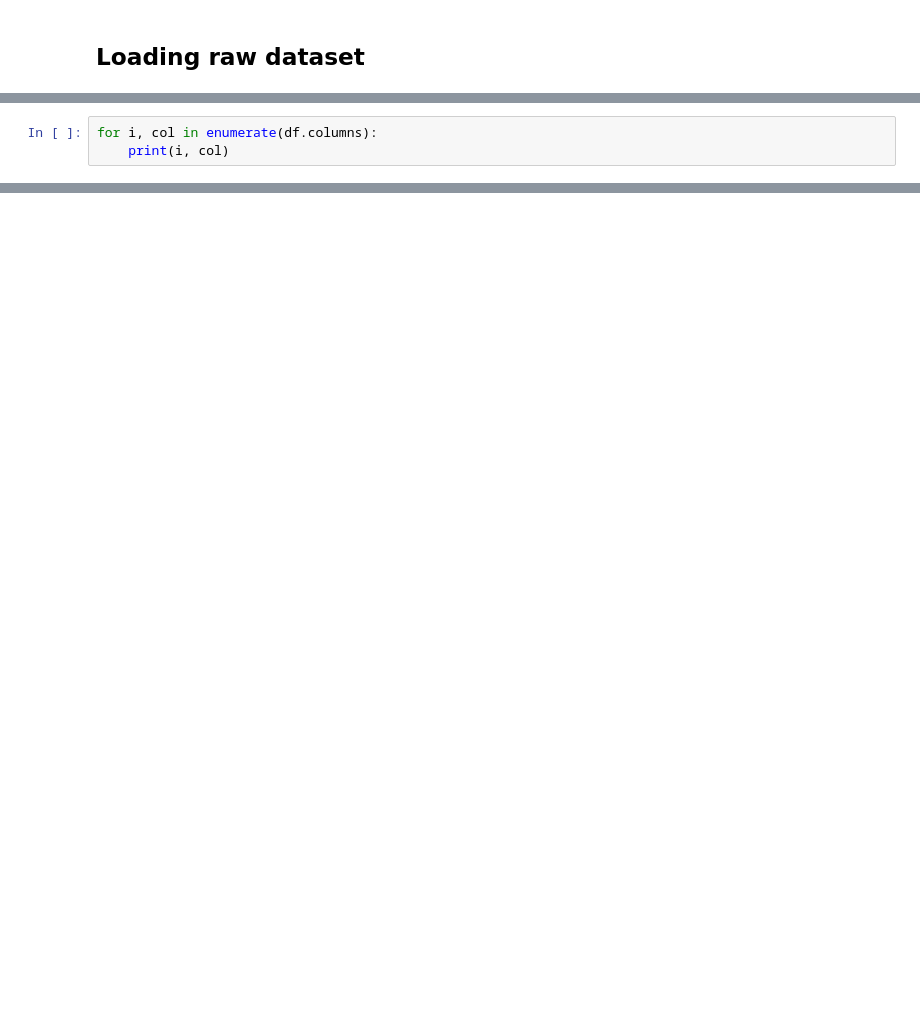
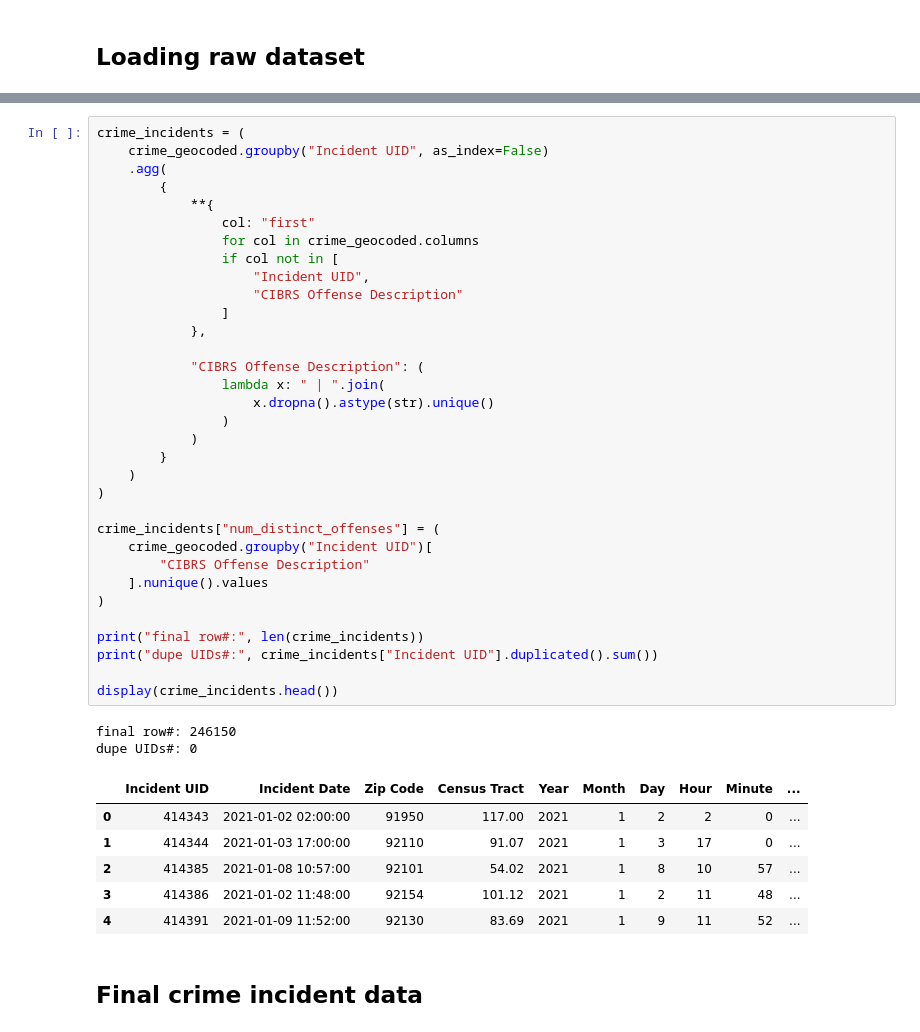
Before and after one commit to colini01/COGS188_Project, a Jupyter notebook: notebooks/data_expl.ipynb, the cells around one changed output, grey strips where cells are left out. Drawn from its saved outputs; the diff is of its cells as text; blank space fills up the shorter version.

```diff
--- a/notebooks/data_expl.ipynb
+++ b/notebooks/data_expl.ipynb
@@ -29,3 +58,0 @@ Out of these columns, we want to keep incident_uid, incident date, census_tract,
-# %%
-for i, col in enumerate(df.columns):
-    print(i, col)
@@ -339,0 +454,44 @@ Number of unique tracts:  420
+# %%
+crime_incidents = (
+    crime_geocoded.groupby("Incident UID", as_index=False)
+    .agg(
+        {
+            **{
+                col: "first"
+                for col in crime_geocoded.columns
+                if col not in [
+                    "Incident UID",
+                    "CIBRS Offense Description"
+                ]
+            },
+
+            "CIBRS Offense Description": (
+                lambda x: " | ".join(
+                    x.dropna().astype(str).unique()
+                )
+            )
+        }
+    )
+)
+
+crime_incidents["num_distinct_offenses"] = (
+    crime_geocoded.groupby("Incident UID")[
+        "CIBRS Offense Description"
+    ].nunique().values
+)
+
+print("final row#:", len(crime_incidents))
+print("dupe UIDs#:", crime_incidents["Incident UID"].duplicated().sum())
+
+display(crime_incidents.head())
+# %% [output]
+final row#: 246150
+dupe UIDs#: 0
+|  | Incident UID | Incident Date | Zip Code | Census Tract | Year | Month | Day | Hour | Minute | ... |
+| 0 | 414343 | 2021-01-02 02:00:00 | 91950 | 117.00 | 2021 | 1 | 2 | 2 | 0 | ... |
+| 1 | 414344 | 2021-01-03 17:00:00 | 92110 | 91.07 | 2021 | 1 | 3 | 17 | 0 | ... |
+| 2 | 414385 | 2021-01-08 10:57:00 | 92101 | 54.02 | 2021 | 1 | 8 | 10 | 57 | ... |
+| 3 | 414386 | 2021-01-02 11:48:00 | 92154 | 101.12 | 2021 | 1 | 2 | 11 | 48 | ... |
+| 4 | 414391 | 2021-01-09 11:52:00 | 92130 | 83.69 | 2021 | 1 | 9 | 11 | 52 | ... |
+# %% [markdown]
+## Final crime incident data
```
Also changed, not shown: parts of 53 cells of this notebook, 2 other files.
